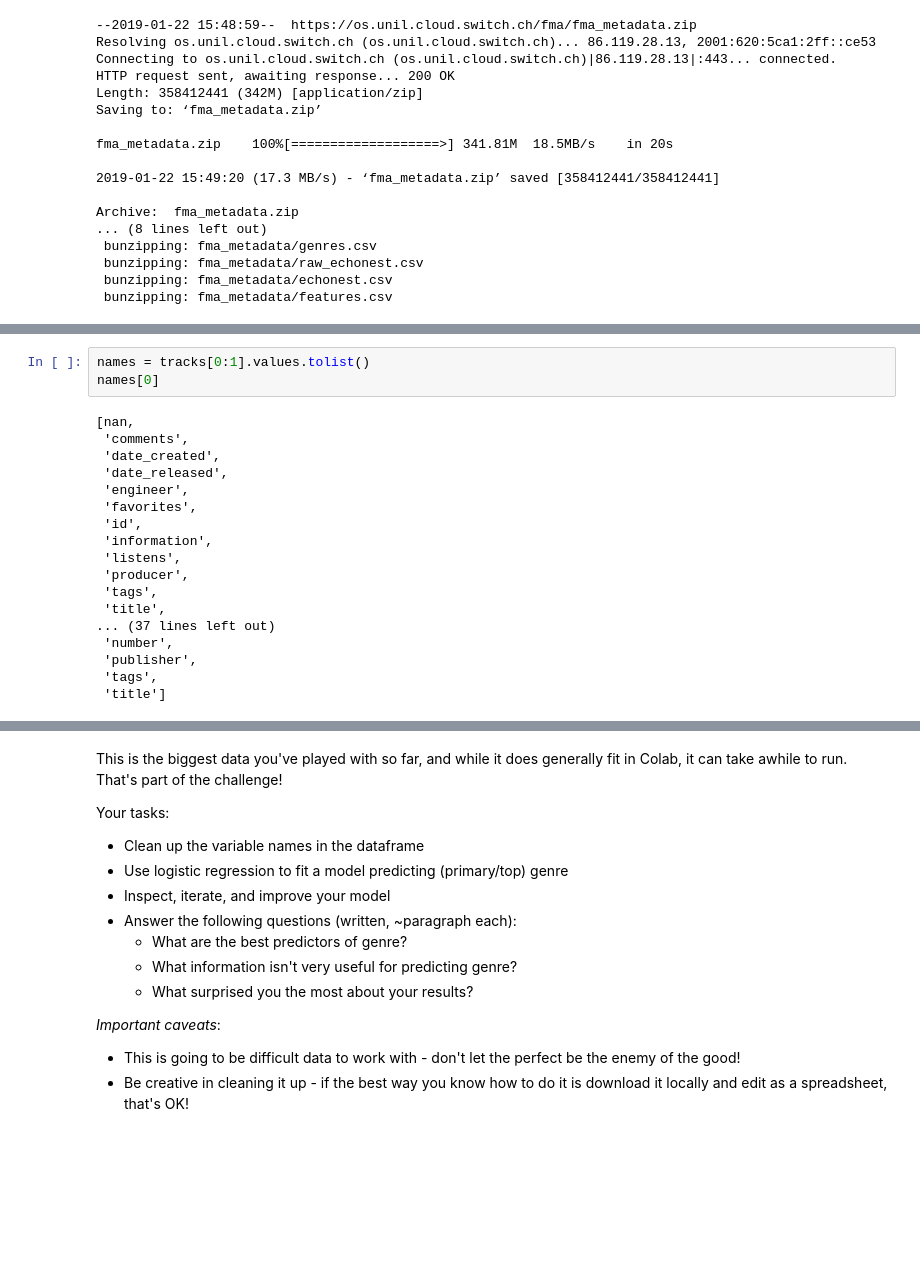
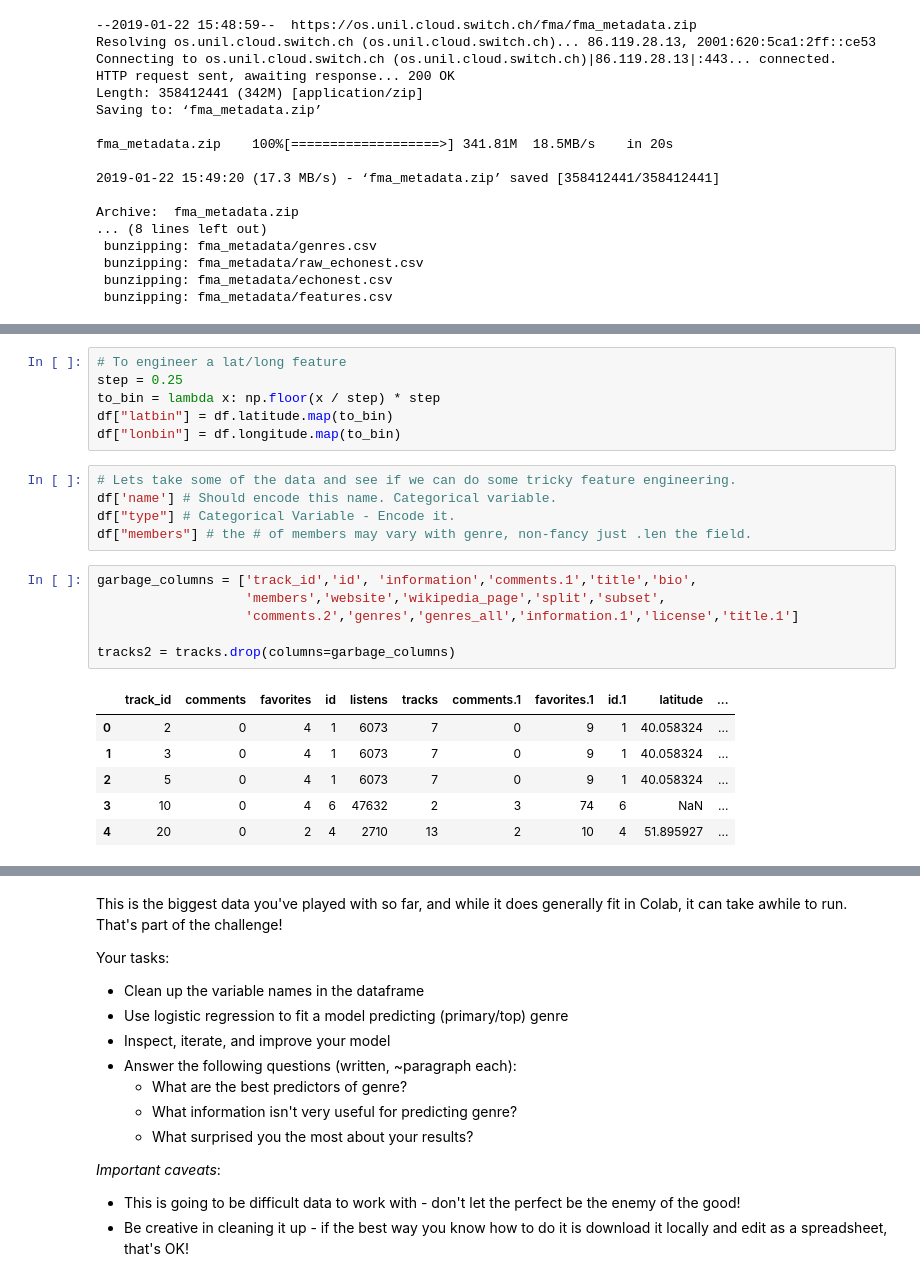
Before and after one commit to bloominstituteoftechnology/DS-Unit-2-Sprint-3-Advanced-Regression, a Jupyter notebook: module1-logistic-regression/LS_DS1_231_Logistic_Regression.ipynb, the cells around one changed output, grey strips where cells are left out. Drawn from its saved outputs; the diff is of its cells as text; blank space fills up the shorter version.

```diff
--- a/module1-logistic-regression/LS_DS1_231_Logistic_Regression.ipynb
+++ b/module1-logistic-regression/LS_DS1_231_Logistic_Regression.ipynb
@@ -322,21 +362,24 @@ tracks.head()
-# %%
-names = tracks[0:1].values.tolist()
-names[0]
-# %% [output]
-[nan,
- 'comments',
- 'date_created',
- 'date_released',
- 'engineer',
- 'favorites',
- 'id',
- 'information',
- 'listens',
- 'producer',
- 'tags',
- 'title',
-... (37 lines left out)
- 'number',
- 'publisher',
- 'tags',
- 'title']
+# %%
+# To engineer a lat/long feature
+step = 0.25
+to_bin = lambda x: np.floor(x / step) * step
+df["latbin"] = df.latitude.map(to_bin)
+df["lonbin"] = df.longitude.map(to_bin)
+# %%
+# Lets take some of the data and see if we can do some tricky feature engineering.
+df['name'] # Should encode this name. Categorical variable.
+df["type"] # Categorical Variable - Encode it.
+df["members"] # the # of members may vary with genre, non-fancy just .len the field.
+# %%
+garbage_columns = ['track_id','id', 'information','comments.1','title','bio',
+                   'members','website','wikipedia_page','split','subset',
+                   'comments.2','genres','genres_all','information.1','license','title.1']
+
+tracks2 = tracks.drop(columns=garbage_columns)
+# %% [output]
+|  | track_id | comments | favorites | id | listens | tracks | comments.1 | favorites.1 | id.1 | latitude | ... |
+| 0 | 2 | 0 | 4 | 1 | 6073 | 7 | 0 | 9 | 1 | 40.058324 | ... |
+| 1 | 3 | 0 | 4 | 1 | 6073 | 7 | 0 | 9 | 1 | 40.058324 | ... |
+| 2 | 5 | 0 | 4 | 1 | 6073 | 7 | 0 | 9 | 1 | 40.058324 | ... |
+| 3 | 10 | 0 | 4 | 6 | 47632 | 2 | 3 | 74 | 6 | NaN | ... |
+| 4 | 20 | 0 | 2 | 4 | 2710 | 13 | 2 | 10 | 4 | 51.895927 | ... |
```
Also changed, not shown: parts of 12 cells of this notebook.
